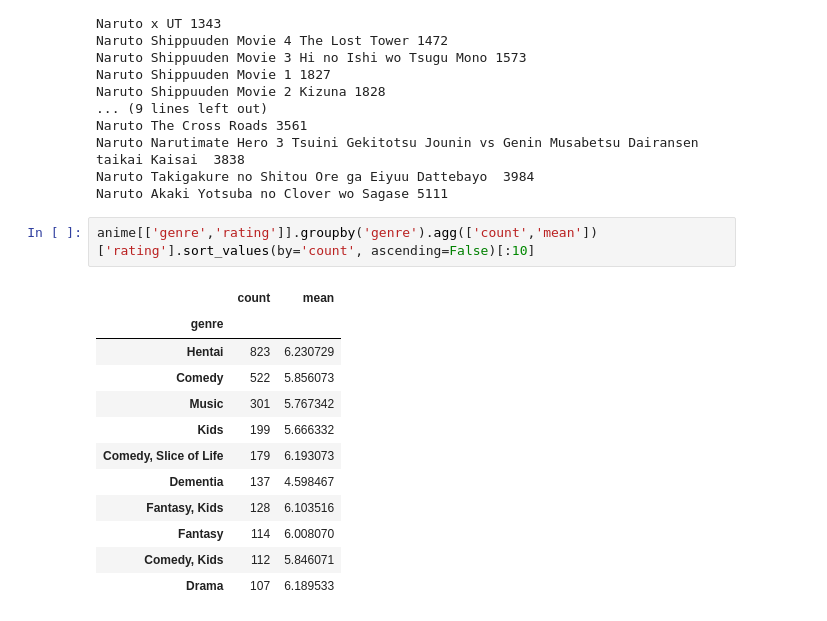
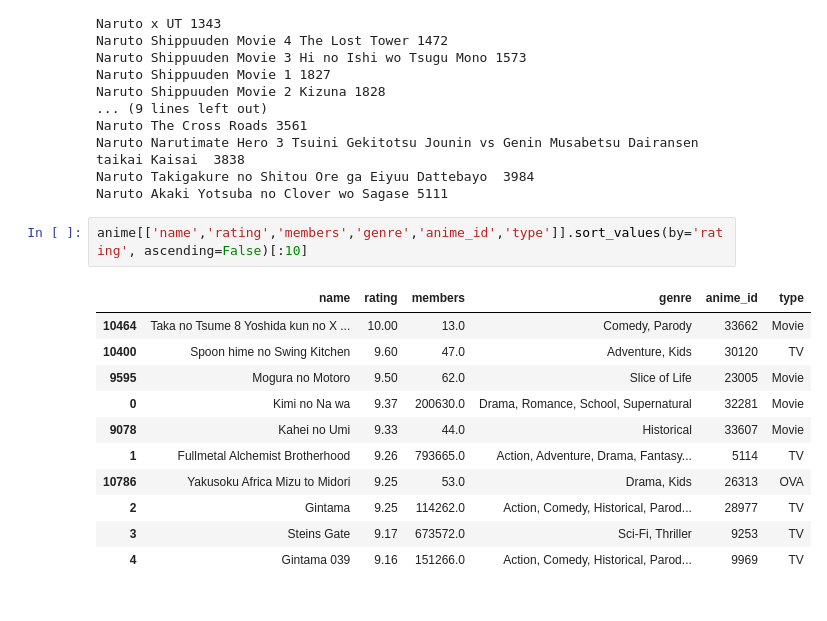
Before and after one commit to Laxmanlee/Anime-Recoomendation-system, a Jupyter notebook: BD_project.ipynb, the cells around one changed output. Drawn from its saved outputs; the diff is of its cells as text.

```diff
--- a/BD_project.ipynb
+++ b/BD_project.ipynb
@@ -163,17 +163,16 @@ Naruto Narutimate Hero 3 Tsuini Gekitotsu Jounin vs Genin Musabetsu Dairansen ta
 Naruto Takigakure no Shitou Ore ga Eiyuu Dattebayo  3984
 Naruto Akaki Yotsuba no Clover wo Sagase 5111
 # %%
-anime[['genre','rating']].groupby('genre').agg(['count','mean'])['rating'].sort_values(by='count', ascending=False)[:10]
+anime[['name','rating','members','genre','anime_id','type']].sort_values(by='rating', ascending=False)[:10]
 # %% [output]
-|  | count | mean |
-| genre |  |  |
-| Hentai | 823 | 6.230729 |
-| Comedy | 522 | 5.856073 |
-| Music | 301 | 5.767342 |
-| Kids | 199 | 5.666332 |
-| Comedy, Slice of Life | 179 | 6.193073 |
-| Dementia | 137 | 4.598467 |
-| Fantasy, Kids | 128 | 6.103516 |
-| Fantasy | 114 | 6.008070 |
-| Comedy, Kids | 112 | 5.846071 |
-| Drama | 107 | 6.189533 |
+|  | name | rating | members | genre | anime_id | type |
+| 10464 | Taka no Tsume 8 Yoshida kun no X ... | 10.00 | 13.0 | Comedy, Parody | 33662 | Movie |
+| 10400 | Spoon hime no Swing Kitchen | 9.60 | 47.0 | Adventure, Kids | 30120 | TV |
+| 9595 | Mogura no Motoro | 9.50 | 62.0 | Slice of Life | 23005 | Movie |
+| 0 | Kimi no Na wa | 9.37 | 200630.0 | Drama, Romance, School, Supernatural | 32281 | Movie |
+| 9078 | Kahei no Umi | 9.33 | 44.0 | Historical | 33607 | Movie |
+| 1 | Fullmetal Alchemist Brotherhood | 9.26 | 793665.0 | Action, Adventure, Drama, Fantasy... | 5114 | TV |
+| 10786 | Yakusoku Africa Mizu to Midori | 9.25 | 53.0 | Drama, Kids | 26313 | OVA |
+| 2 | Gintama | 9.25 | 114262.0 | Action, Comedy, Historical, Parod... | 28977 | TV |
+| 3 | Steins Gate | 9.17 | 673572.0 | Sci-Fi, Thriller | 9253 | TV |
+| 4 | Gintama 039 | 9.16 | 151266.0 | Action, Comedy, Historical, Parod... | 9969 | TV |
```
Also changed, not shown: parts of 2 cells of this notebook.
